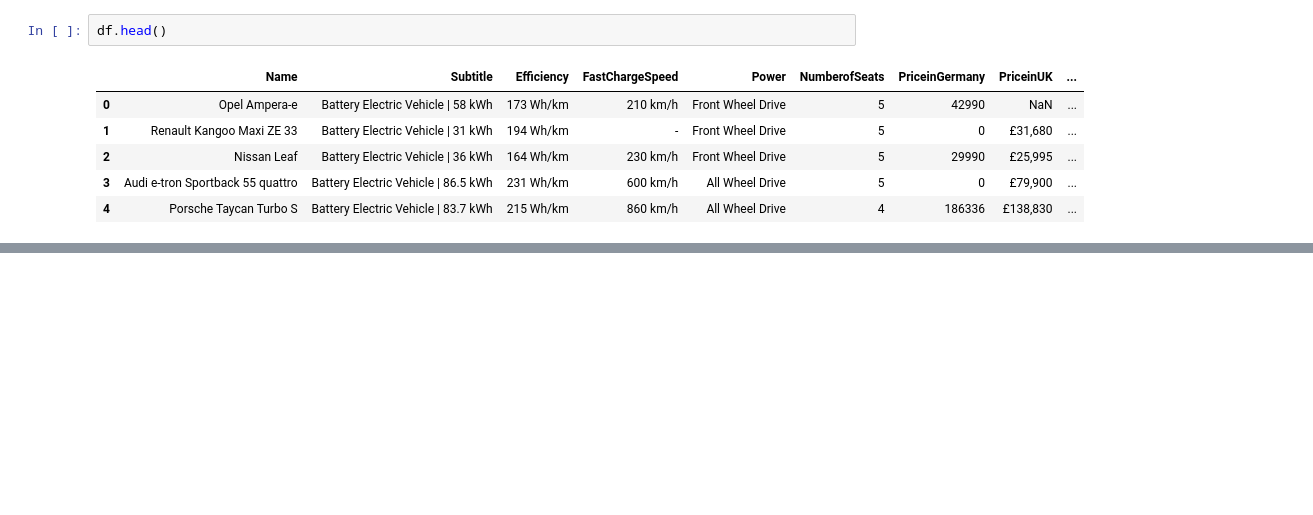
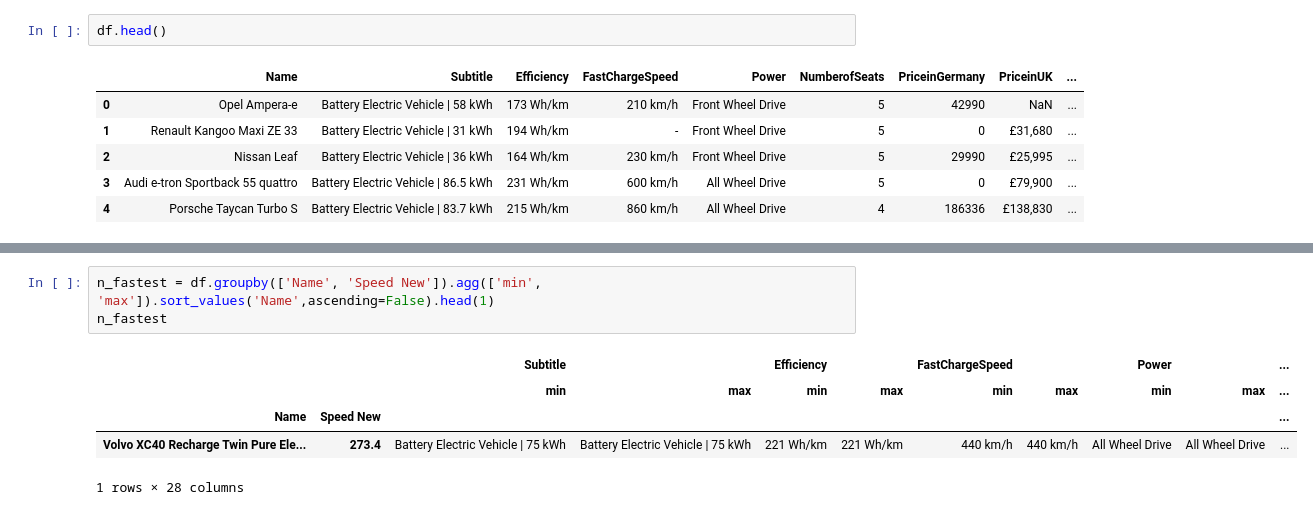
Before and after one commit to nikkiespartinez/Finals-folder, a Jupyter notebook: test charts.ipynb, the cells around one changed output, grey strips where cells are left out. Saved outputs shown, nothing was run; the diff lists cells and outputs as text; blank space fills up the shorter version.

```diff
--- a/test charts.ipynb
+++ b/test charts.ipynb
@@ -179,0 +188,9 @@ df.head()
+# %%
+n_fastest = df.groupby(['Name', 'Speed New']).agg(['min', 'max']).sort_values('Name',ascending=False).head(1)
+n_fastest
+# %% [output]
+|  |  | Subtitle |  | Efficiency |  | FastChargeSpeed |  | Power |  | ... |
+|  |  | min | max | min | max | min | max | min | max | ... |
+| Name | Speed New |  |  |  |  |  |  |  |  | ... |
+| Volvo XC40 Recharge Twin Pure Ele... | 273.4 | Battery Electric Vehicle | 75 kWh | Battery Electric Vehicle | 75 kWh | 221 Wh/km | 221 Wh/km | 440 km/h | 440 km/h | All Wheel Drive | All Wheel Drive | ... |
+1 rows × 28 columns
```
Also changed, not shown: parts of 4 cells of this notebook, 6 other files.
